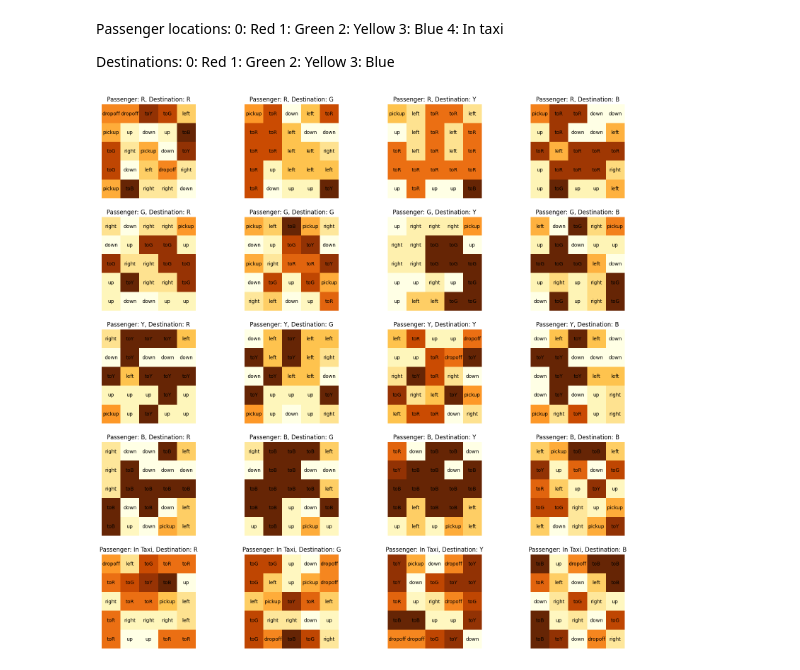
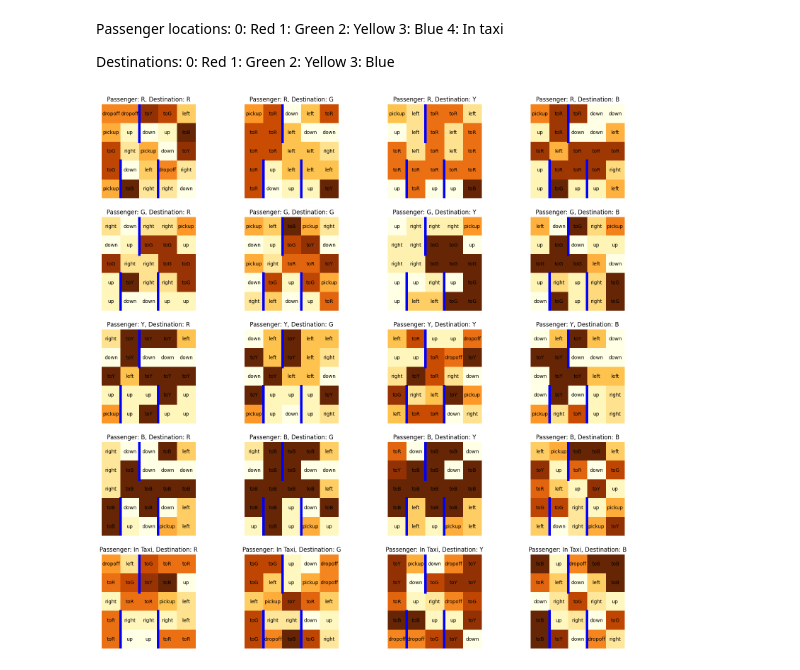
Before and after one commit to adithyaa-rg/Reinforcement_Learning_Assignment_3_Options_Framework, a Jupyter notebook: options.ipynb, the cells around one changed output. Drawn from its saved outputs; the diff is of its cells as text; code cells hidden in the pictures.

```diff
--- a/options.ipynb
+++ b/options.ipynb
@@ -280,6 +280,11 @@ def plot_Q_values(Q_values):
             ax[int(PASS_LOC), int(DEST)].set_title(f"Passenger: {PASSENGER_LOCATIONS_TEXT[int(PASS_LOC)]}, Destination: {DESTINATIONS_TEXT[int(DEST)]}")
             ax[int(PASS_LOC), int(DEST)].axis('off')
 
+            ax[int(PASS_LOC), int(DEST)].axvline(x=0.5, ymin=-1, ymax=0.4, color='blue', linewidth=5)
+            ax[int(PASS_LOC), int(DEST)].axvline(x=1.5, ymin=1, ymax=0.6, color='blue', linewidth=5)
+            ax[int(PASS_LOC), int(DEST)].axvline(x=2.5, ymin=-1, ymax=0.4, color='blue', linewidth=5)
+
+
             for i in range(5):
                 for j in range(5):
                     state = (5*i + j)*4 + int(PASS_LOC)*4 + int(DEST)
@@ -288,5 +293,7 @@ def plot_Q_values(Q_values):
                     ax[int(PASS_LOC), int(DEST)].text(j , i, anno, ha='center', va='center', color='black', size=size)
 
     plt.show()
-# %% [output]
-[figure, removed]
+# %%
+plot_Q_values(Q_values)
+# %% [output]
+[figure, added]
```
